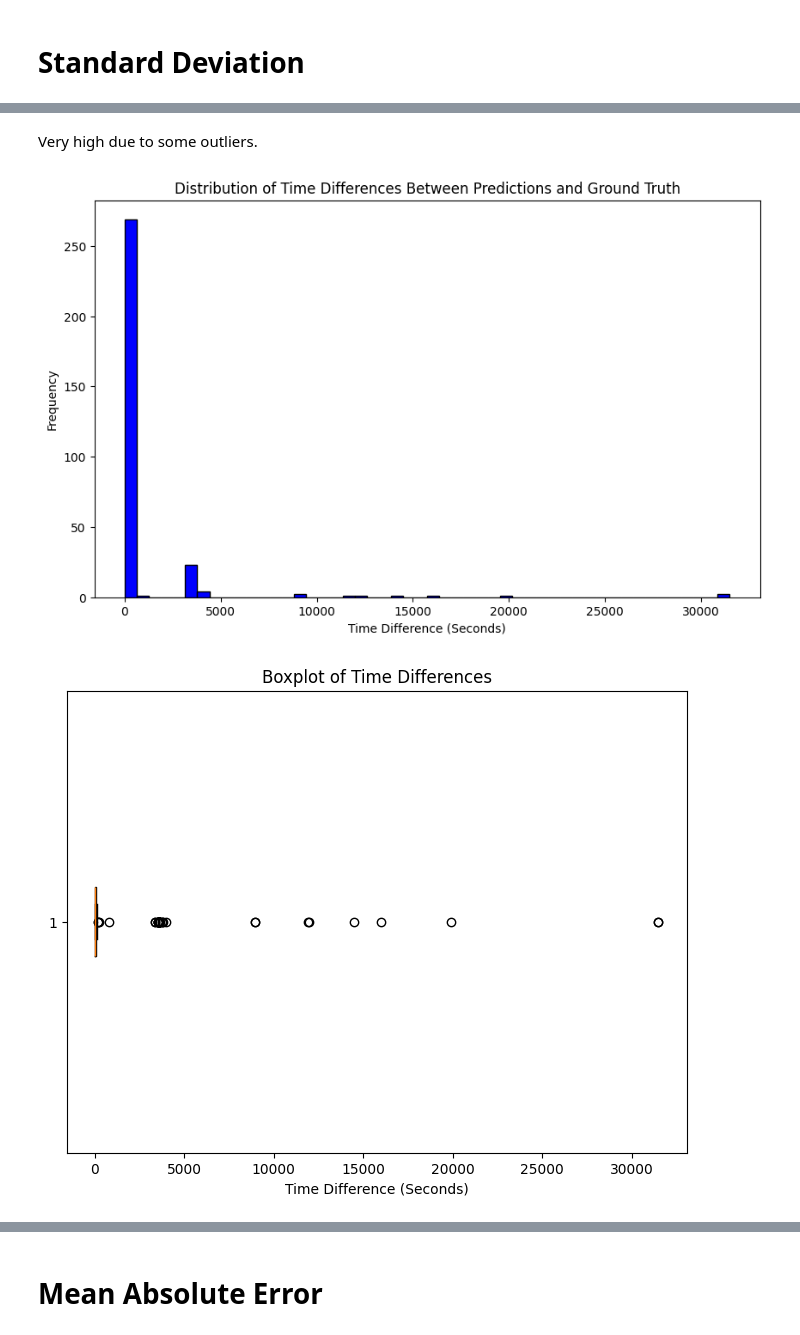
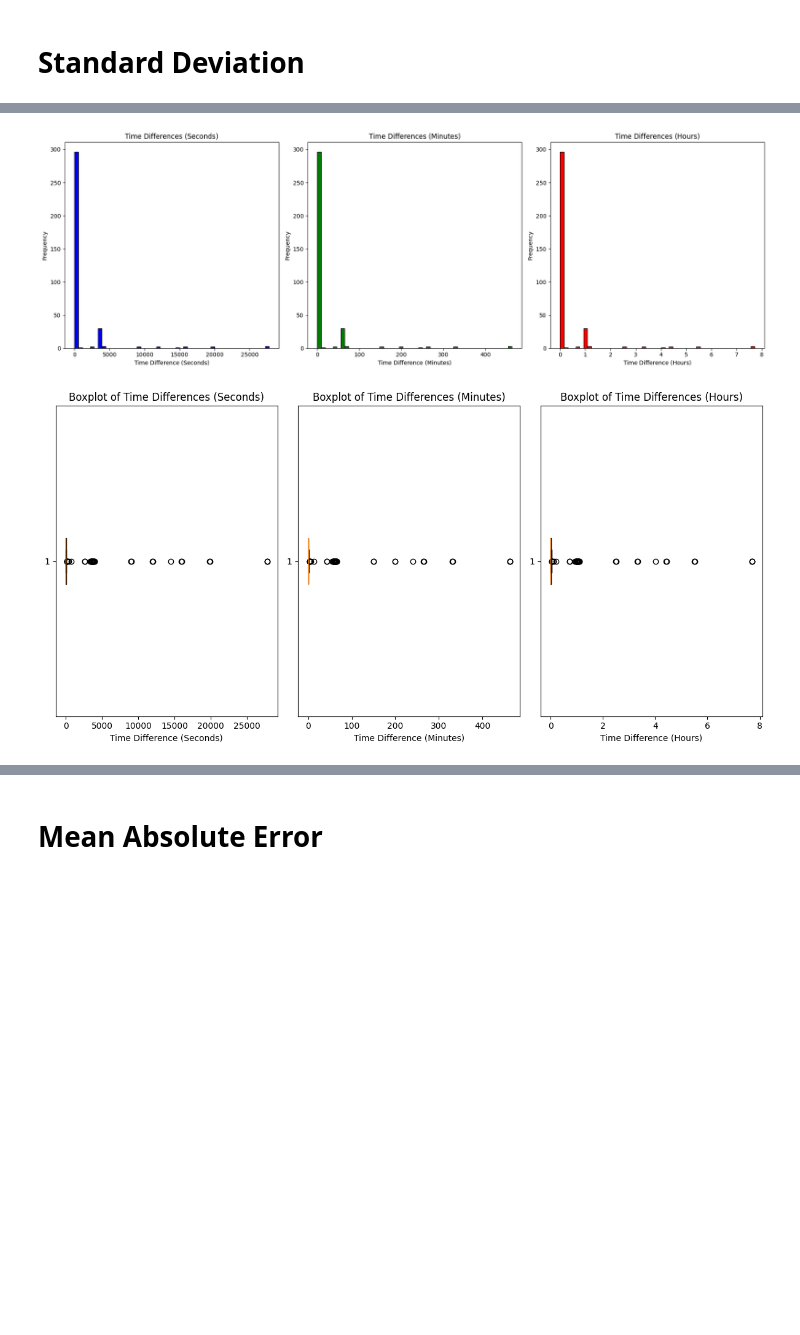
Before and after one commit to pinthoz/analogic-watch-detector, a Jupyter notebook: Analysis.ipynb, the cells around one changed output, grey strips where cells are left out. Cells and saved outputs as stored; diff of their text form; code cells hidden in the pictures; blank space fills up the shorter version.

```diff
--- a/Analysis.ipynb
+++ b/Analysis.ipynb
@@ -106,23 +244,57 @@ Standard Deviation of Time Differences: 3349.99 seconds
-# %% [markdown]
-Very high due to some outliers.
-# %%
-import matplotlib.pyplot as plt
-
-# Plot histogram of time differences
-plt.figure(figsize=(10, 6))
-plt.hist(valid_comparison['Time Difference (Seconds)'], bins=50, color='blue', edgecolor='black')
-plt.title('Distribution of Time Differences Between Predictions and Ground Truth')
-plt.xlabel('Time Difference (Seconds)')
-plt.ylabel('Frequency')
-plt.show()
-
-# Plot boxplot to see outliers
-plt.figure(figsize=(8, 6))
-plt.boxplot(valid_comparison['Time Difference (Seconds)'], vert=False)
-plt.title('Boxplot of Time Differences')
-plt.xlabel('Time Difference (Seconds)')
-plt.show()
-# %% [output]
-[figure, removed]
-[figure, removed]
+# %%
+import matplotlib.pyplot as plt
+
+# Plot histograms for seconds, minutes, and hours
+plt.figure(figsize=(18, 6))
+
+# Histogram for seconds
+plt.subplot(1, 3, 1)
+plt.hist(valid_comparison['Time Difference (Seconds)'], bins=50, color='blue', edgecolor='black')
+plt.title('Time Differences (Seconds)')
+plt.xlabel('Time Difference (Seconds)')
+plt.ylabel('Frequency')
+
+# Histogram for minutes
+plt.subplot(1, 3, 2)
+plt.hist(valid_comparison['Time Difference (Minutes)'], bins=50, color='green', edgecolor='black')
+plt.title('Time Differences (Minutes)')
+plt.xlabel('Time Difference (Minutes)')
+plt.ylabel('Frequency')
+
+# Histogram for hours
+plt.subplot(1, 3, 3)
+plt.hist(valid_comparison['Time Difference (Hours)'], bins=50, color='red', edgecolor='black')
+plt.title('Time Differences (Hours)')
+plt.xlabel('Time Difference (Hours)')
+plt.ylabel('Frequency')
+
+plt.tight_layout()
+plt.show()
+
+# Plot boxplots for seconds, minutes, and hours
+plt.figure(figsize=(12, 6))
+
+# Boxplot for seconds
+plt.subplot(1, 3, 1)
+plt.boxplot(valid_comparison['Time Difference (Seconds)'], vert=False, patch_artist=True, boxprops=dict(facecolor='blue', color='black'))
+plt.title('Boxplot of Time Differences (Seconds)')
+plt.xlabel('Time Difference (Seconds)')
+
+# Boxplot for minutes
+plt.subplot(1, 3, 2)
+plt.boxplot(valid_comparison['Time Difference (Minutes)'], vert=False, patch_artist=True, boxprops=dict(facecolor='green', color='black'))
+plt.title('Boxplot of Time Differences (Minutes)')
+plt.xlabel('Time Difference (Minutes)')
+
+# Boxplot for hours
+plt.subplot(1, 3, 3)
+plt.boxplot(valid_comparison['Time Difference (Hours)'], vert=False, patch_artist=True, boxprops=dict(facecolor='red', color='black'))
+plt.title('Boxplot of Time Differences (Hours)')
+plt.xlabel('Time Difference (Hours)')
+
+plt.tight_layout()
+plt.show()
+# %% [output]
+[figure, added]
+[figure, added]
 # %%
```
Also changed, not shown: parts of 19 cells of this notebook, 34 other files.
